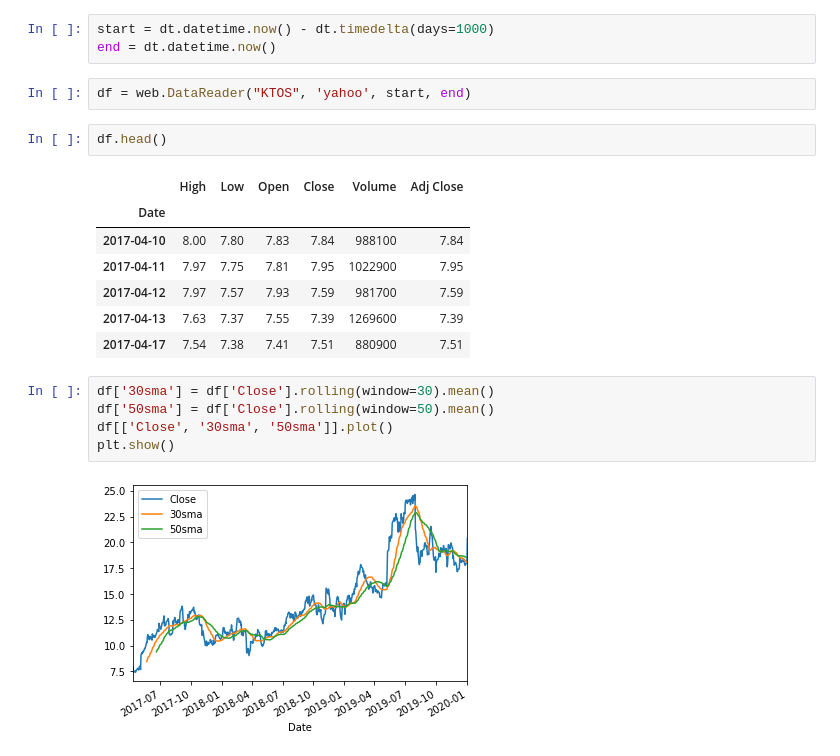
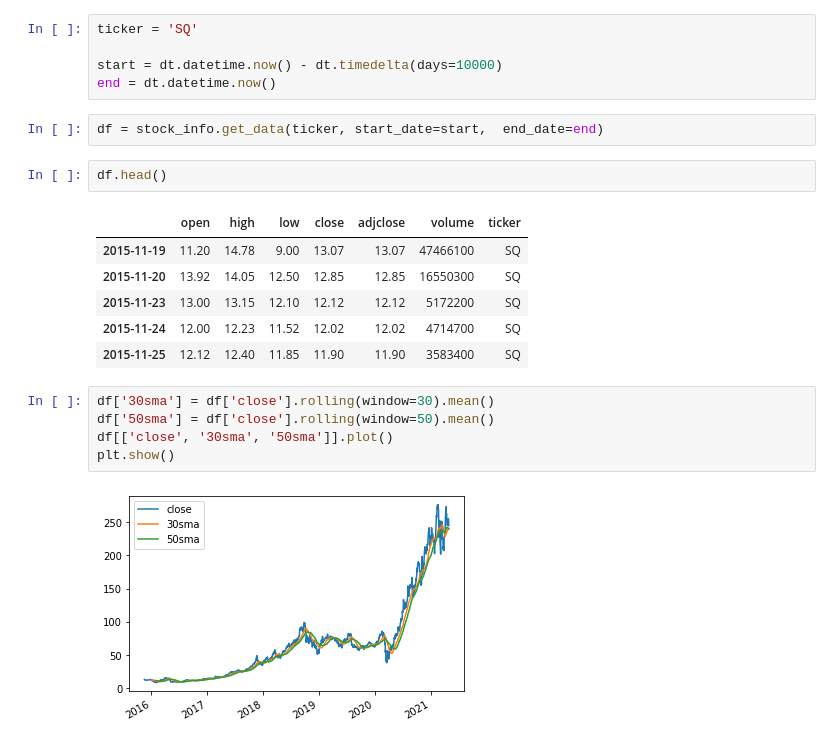
Before and after one commit to carterce1997/ideas, a Jupyter notebook: Finance.ipynb, the cells around one changed output. Drawn from its saved outputs; the diff is of its cells as text.

```diff
--- a/Finance.ipynb
+++ b/Finance.ipynb
@@ -10,25 +33,26 @@ from sklearn.metrics import roc_curve
 # %%
-start = dt.datetime.now() - dt.timedelta(days=1000)
+ticker = 'SQ'
+
+start = dt.datetime.now() - dt.timedelta(days=10000)
 end = dt.datetime.now()
-# %%
-df = web.DataReader("KTOS", 'yahoo', start, end)
+# %%
+df = stock_info.get_data(ticker, start_date=start,  end_date=end)
 # %%
 df.head()
 # %% [output]
-|  | High | Low | Open | Close | Volume | Adj Close |
-| Date |  |  |  |  |  |  |
-| 2017-04-10 | 8.00 | 7.80 | 7.83 | 7.84 | 988100 | 7.84 |
-| 2017-04-11 | 7.97 | 7.75 | 7.81 | 7.95 | 1022900 | 7.95 |
-| 2017-04-12 | 7.97 | 7.57 | 7.93 | 7.59 | 981700 | 7.59 |
-| 2017-04-13 | 7.63 | 7.37 | 7.55 | 7.39 | 1269600 | 7.39 |
-| 2017-04-17 | 7.54 | 7.38 | 7.41 | 7.51 | 880900 | 7.51 |
+|  | open | high | low | close | adjclose | volume | ticker |
+| 2015-11-19 | 11.20 | 14.78 | 9.00 | 13.07 | 13.07 | 47466100 | SQ |
+| 2015-11-20 | 13.92 | 14.05 | 12.50 | 12.85 | 12.85 | 16550300 | SQ |
+| 2015-11-23 | 13.00 | 13.15 | 12.10 | 12.12 | 12.12 | 5172200 | SQ |
+| 2015-11-24 | 12.00 | 12.23 | 11.52 | 12.02 | 12.02 | 4714700 | SQ |
+| 2015-11-25 | 12.12 | 12.40 | 11.85 | 11.90 | 11.90 | 3583400 | SQ |
 # %%
-df['30sma'] = df['Close'].rolling(window=30).mean()
-df['50sma'] = df['Close'].rolling(window=50).mean()
-df[['Close', '30sma', '50sma']].plot()
+df['30sma'] = df['close'].rolling(window=30).mean()
+df['50sma'] = df['close'].rolling(window=50).mean()
+df[['close', '30sma', '50sma']].plot()
 plt.show()
 # %% [output]
-[figure, old version]
+[figure, new version]
 # %%
 k_period = 3
 d_period = 10
```
Also changed, not shown: parts of 14 cells of this notebook, 3 other files.
